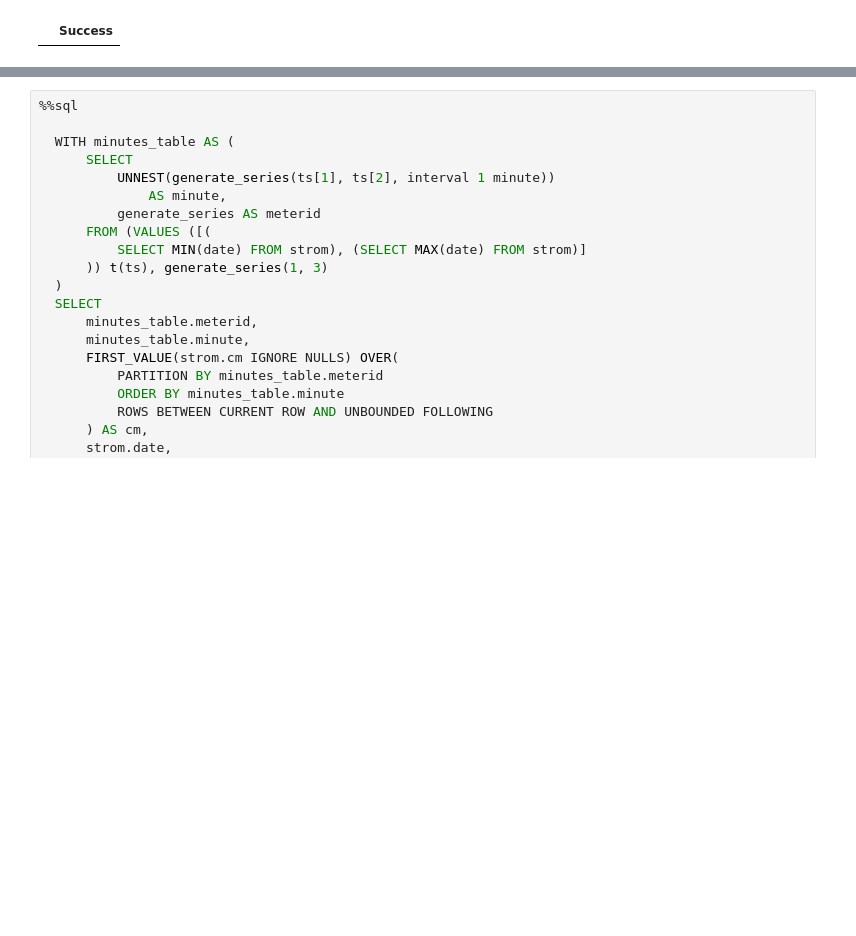
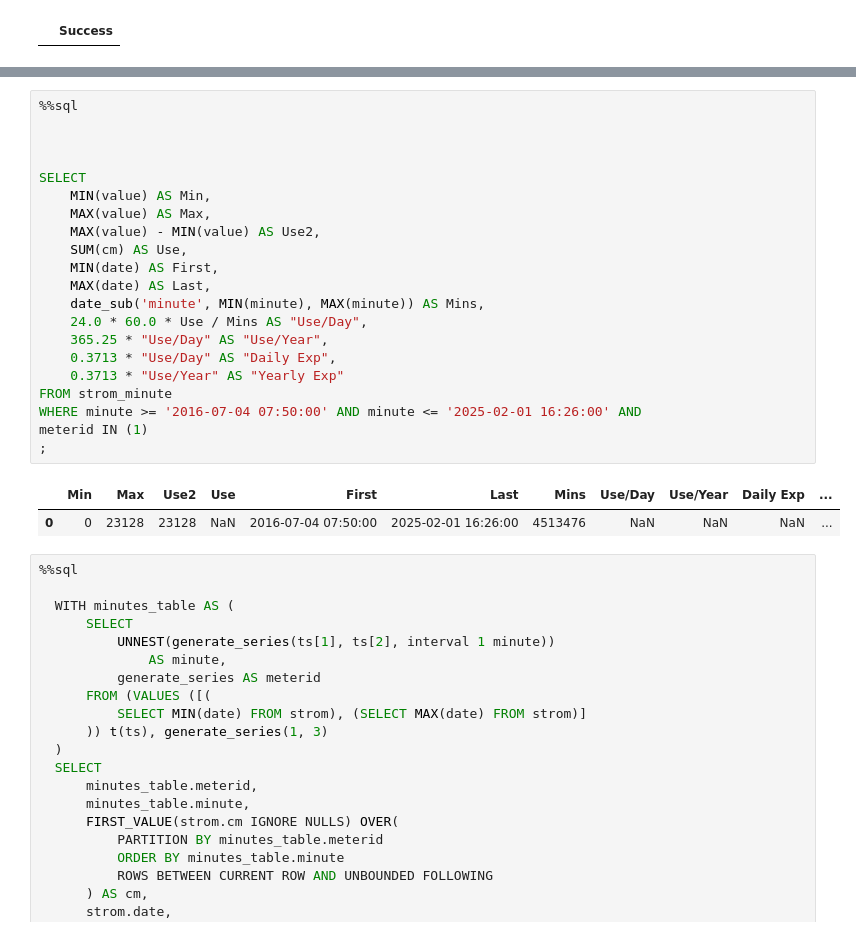
Before and after one commit to edalfon/strom, a Jupyter notebook: quarto/_playground.ipynb, the cells around one changed output, grey strips where cells are left out. Cells and saved outputs as stored; diff of their text form; blank space fills up the shorter version.

```diff
--- a/quarto/_playground.ipynb
+++ b/quarto/_playground.ipynb
@@ -20,3 +34,27 @@ Connecting to 'duckdb:///:memory:'
+# %%
+%%sql
+
+
+
+SELECT
+    MIN(value) AS Min,
+    MAX(value) AS Max,
+    MAX(value) - MIN(value) AS Use2,
+    SUM(cm) AS Use,
+    MIN(date) AS First,
+    MAX(date) AS Last,
+    date_sub('minute', MIN(minute), MAX(minute)) AS Mins,
+    24.0 * 60.0 * Use / Mins AS "Use/Day",
+    365.25 * "Use/Day" AS "Use/Year",
+    0.3713 * "Use/Day" AS "Daily Exp",
+    0.3713 * "Use/Year" AS "Yearly Exp"
+FROM strom_minute
+WHERE minute >= '2016-07-04 07:50:00' AND minute <= '2025-02-01 16:26:00' AND
+meterid IN (1)
+;
+# %% [output]
+|  | Min | Max | Use2 | Use | First | Last | Mins | Use/Day | Use/Year | Daily Exp | ... |
+| 0 | 0 | 23128 | 23128 | NaN | 2016-07-04 07:50:00 | 2025-02-01 16:26:00 | 4513476 | NaN | NaN | NaN | ... |
 # %%
 %%sql
 
```
Also changed, not shown: parts of 1 cell of this notebook, 1 other file.
